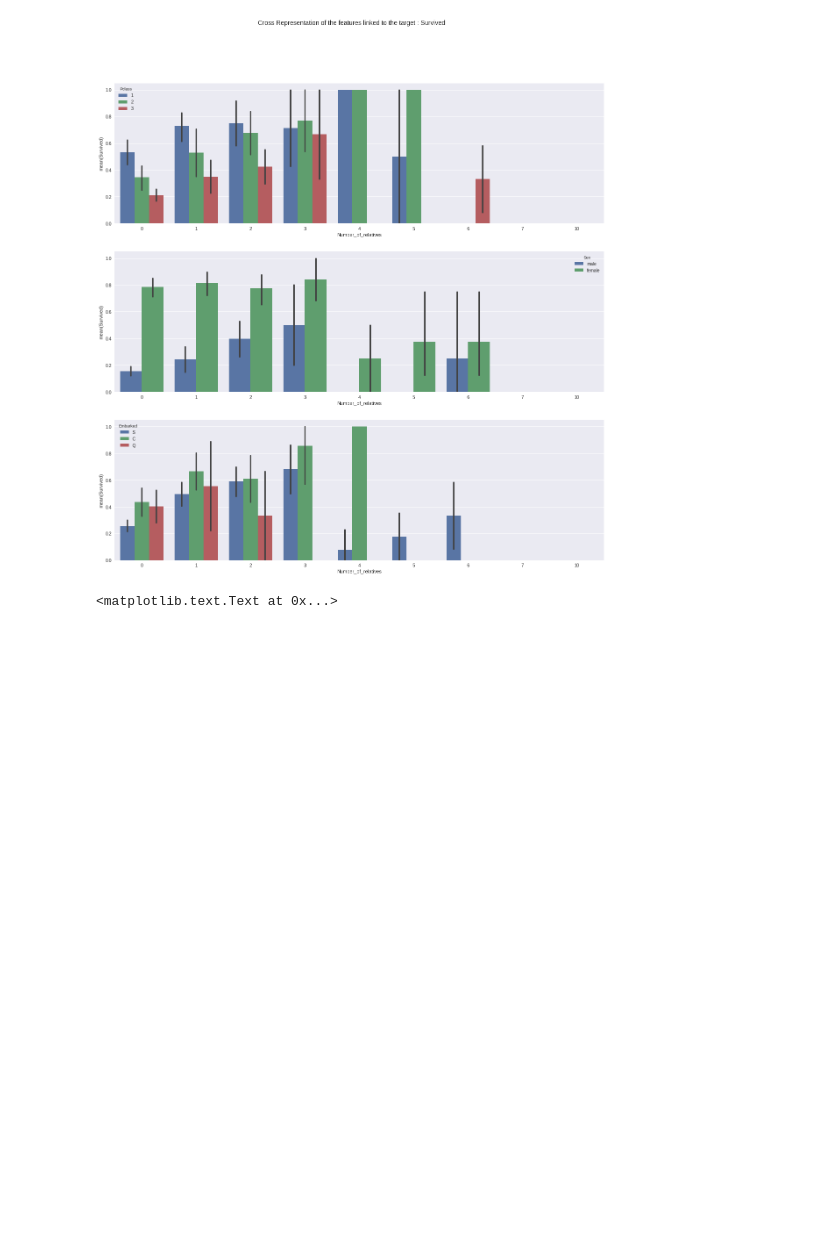
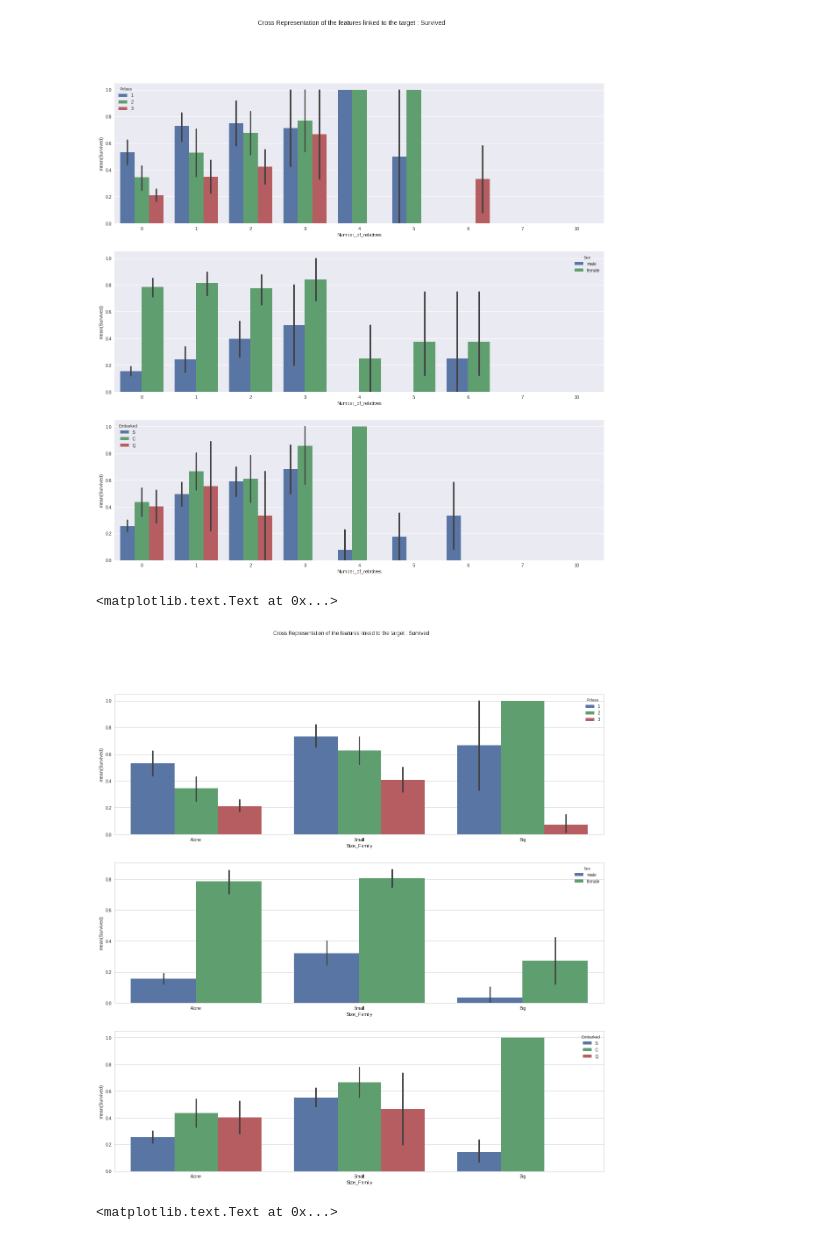
Before and after one commit to Jules-Diez/Personal-examples, a Jupyter notebook: My Titanic.ipynb, the cells around one changed output. Cells and saved outputs as stored; diff of their text form; code cells hidden in the pictures; blank space fills up the shorter version.

```diff
--- a/My Titanic.ipynb
+++ b/My Titanic.ipynb
@@ -344,6 +354,16 @@ fig7.suptitle("Cross Representation of the features linked to the target : Survi
 # %% [output]
 <matplotlib.text.Text at 0x...>
 [figure]
+# %%
+# Study of Size_Family
+fig7, ((axis1),(axis2),(axis3)) = plt.subplots(3,1,figsize=(20,20))
+sns.barplot(x='Size_Family',y='Survived',hue='Pclass', data=df_train, order=['Alone', 'Small', 'Big'], ax=axis1,)
+sns.barplot(x='Size_Family',y='Survived',hue='Sex', data=df_train, order=['Alone', 'Small', 'Big'], ax=axis2)
+sns.barplot(x='Size_Family',y='Survived',hue='Embarked', data=df_train, order=['Alone', 'Small', 'Big'], ax=axis3)
+fig7.suptitle("Cross Representation of the features linked to the target : Survived")
+# %% [output]
+<matplotlib.text.Text at 0x...>
+[figure, added]
 # %%
 # Study of Sex, Pclass, Embarked
 fig5, ((axis1,axis2),(axis3,axis4),(axis5,axis6)) = plt.subplots(3,2,figsize=(15,15))
```
Also changed, not shown: parts of 38 cells of this notebook.
